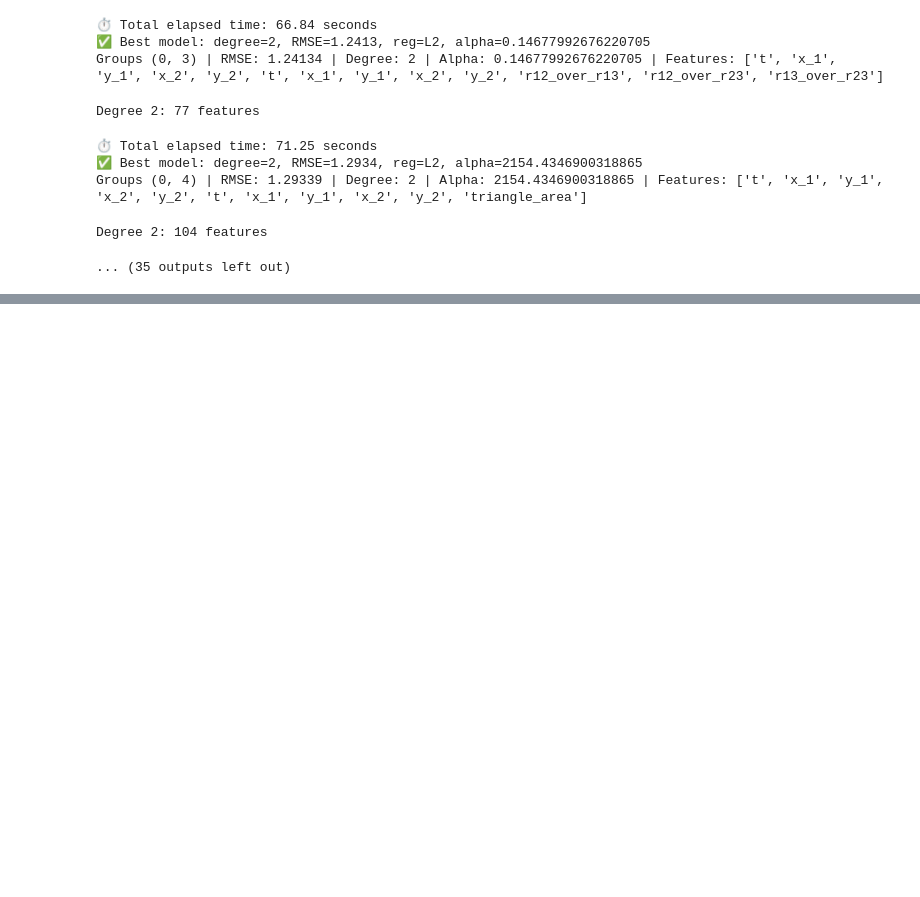
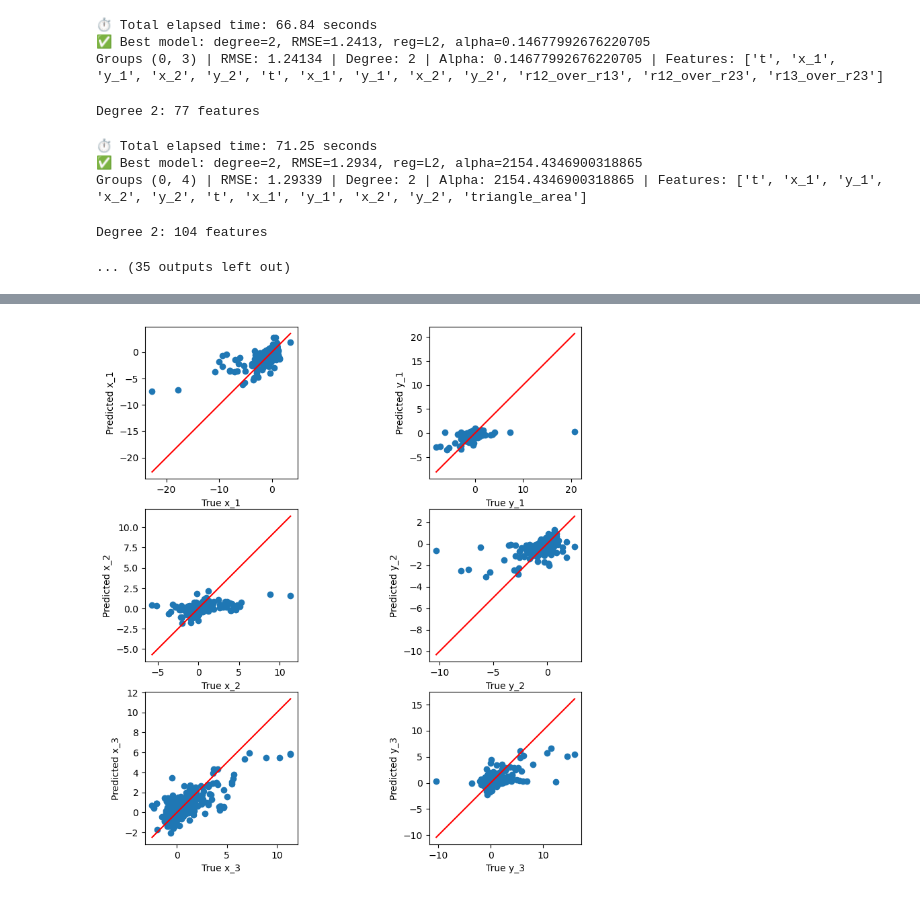
Before and after one commit to PLONTZNathan/MachineLearning_Assignment1, a Jupyter notebook: src/task3.ipynb, the cells around one changed output, grey strips where cells are left out. Saved outputs shown, nothing was run; the diff lists cells and outputs as text; code cells hidden in the pictures; blank space fills up the shorter version.

```diff
--- a/src/task3.ipynb
+++ b/src/task3.ipynb
@@ -344,6 +412,7 @@ RMSE validation: 1.267824847890643
 # %%
 X_train_enriched = add_three_body_features(train_entry)
 X_val_enriched   = add_three_body_features(validation_entry)
+X_test_enriched   = add_three_body_features(test_entry)
 # %%
 # Variables à considérer (tous les groupes)
 all_features = [
@@ -496,3 +565,31 @@ Degree 2: 77 features
 Groups (0, 4) | RMSE: 1.29339 | Degree: 2 | Alpha: 2154.4346900318865 | Features: ['t', 'x_1', 'y_1', 'x_2', 'y_2', 't', 'x_1', 'y_1', 'x_2', 'y_2', 'triangle_area']
 Degree 2: 104 features
 ... (35 outputs left out)
+# %%
+
+groupes = {
+    0: ['t', 'x_1', 'y_1', 'x_2', 'y_2'],
+    1: ['r_12', 'r_13', 'r_23'],
+    3: ['r12_over_r13', 'r12_over_r23', 'r13_over_r23']
+}
+
+target_cols = ['x_1','y_1','x_2','y_2','x_3','y_3']
+y_train = train_after_split[target_cols].copy()
+y_test   = test_after_split[target_cols].copy()
+
+selected_groups = (0, 1, 3)
+features = []
+for g in selected_groups:
+    features += groupes[g]
+
+X_train_sel = X_train_enriched[features]
+X_test_sel   = X_test_enriched[features]
+
+polynomial_model, best_rmse, best_degree, best_reg, best_alpha = validate_poly_regression(
+    X_train_sel, y_train, X_test_sel, y_test, regressor='L2'
+)
+
+print("\nPolynomial L2 Model with groups 0 + 1 + 3:")
+print(f"RMSE: {best_rmse:.5f}")
+print(f"Degree: {best_degree}, Alpha: {best_alpha}")
+print(f"Features used: {features}")
@@ -499,3 +605,8 @@ Degree 2: 104 features
+# %%
+y_pred = polynomial_model.predict(X_test_sel)
+plot_y_yhat(y_test.values, y_pred, plot_title="Polynomial L2 Model (groups 0 + 1 + 3)")
+# %% [output]
+[figure, added]
 # %%
 X_test = test[['t','x0_1','y0_1','x0_2','y0_2','x0_3','y0_3']].copy()
 X_test.columns = ['t','x_1','y_1','x_2','y_2','x_3','y_3']
```
Also changed, not shown: parts of 6 cells of this notebook, 3 other files.
